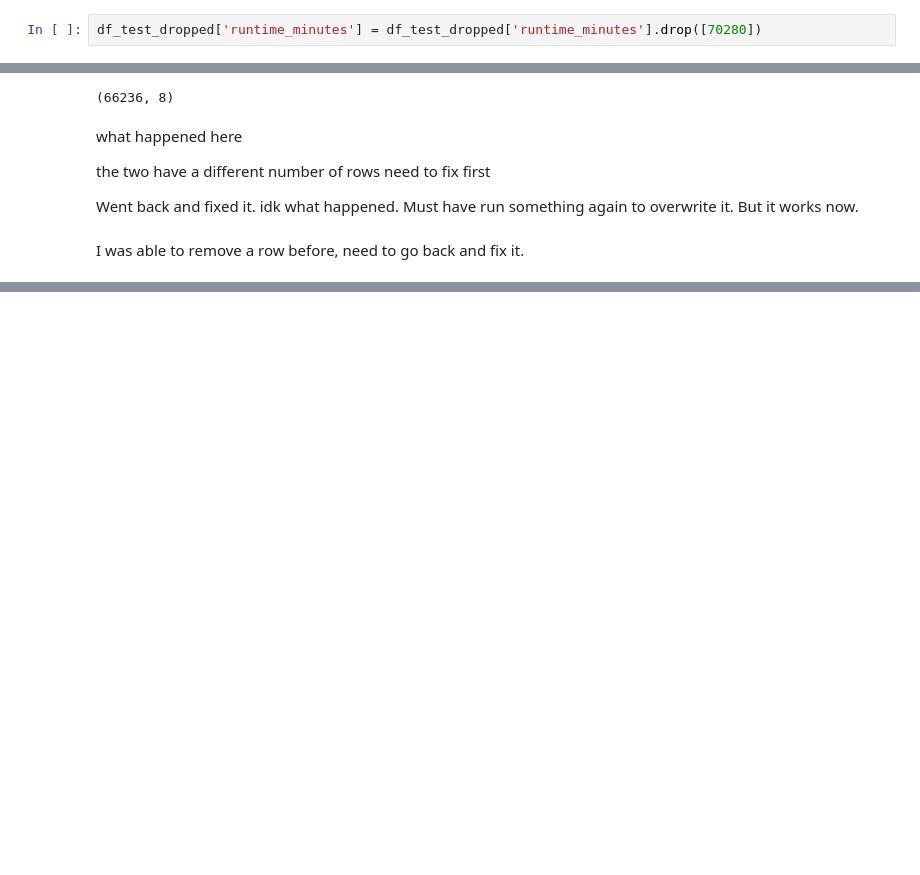
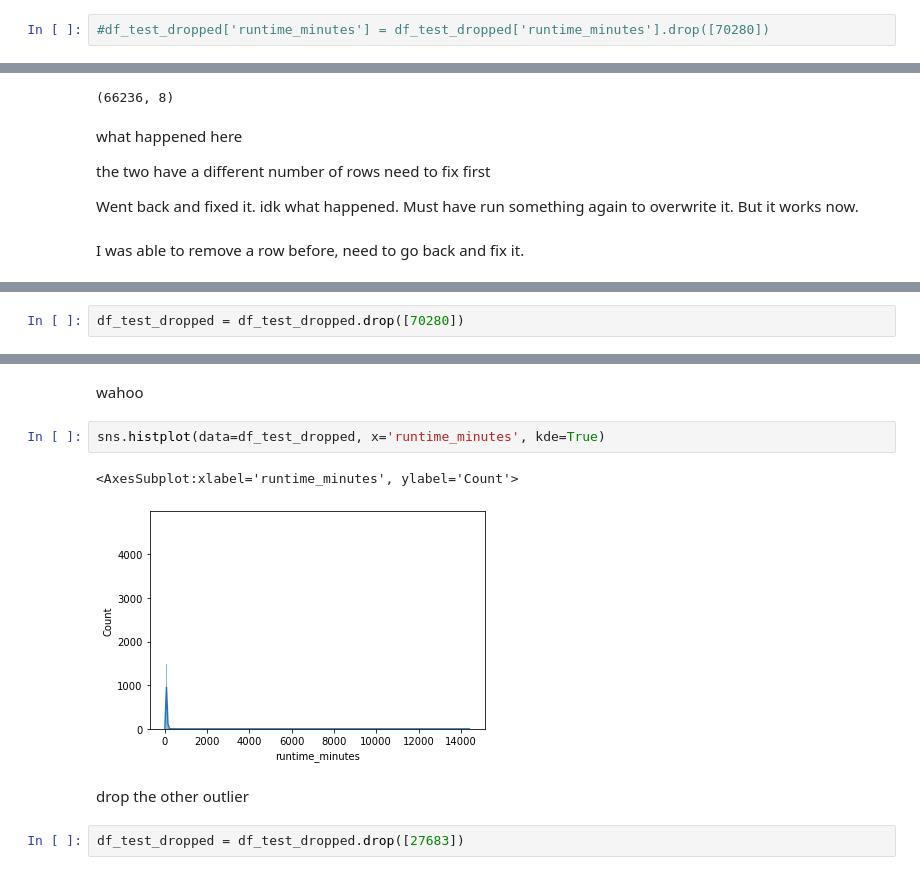
Before and after one commit to Kaewin/phase2_project2, a Jupyter notebook: eda.ipynb, the cells around one changed output, grey strips where cells are left out. Saved outputs shown, nothing was run; the diff lists cells and outputs as text; blank space fills up the shorter version.

Commit message:
dropped movies that were too long

```diff
--- a/eda.ipynb
+++ b/eda.ipynb
@@ -703,7 +696,7 @@ Name: runtime_minutes, Length: 66236, dtype: float64
 # %% [markdown]
 So it looks like this is the runtime of the movie, and the movie index.
 # %%
-df_test_dropped['runtime_minutes'] = df_test_dropped['runtime_minutes'].drop([70280])
+#df_test_dropped['runtime_minutes'] = df_test_dropped['runtime_minutes'].drop([70280])
 # %%
 df_test_dropped.shape
 # %% [output]
@@ -723,0 +762,2 @@ I was able to remove a row before, need to go back and fix it.
+# %%
+df_test_dropped = df_test_dropped.drop([70280])
@@ -723,0 +787,11 @@ I was able to remove a row before, need to go back and fix it.
+# %% [markdown]
+wahoo
+# %%
+sns.histplot(data=df_test_dropped, x='runtime_minutes', kde=True)
+# %% [output]
+<AxesSubplot:xlabel='runtime_minutes', ylabel='Count'>
+[figure, added]
+# %% [markdown]
+drop the other outlier
+# %%
+df_test_dropped = df_test_dropped.drop([27683])
```
Also changed, not shown: parts of 27 cells of this notebook.
